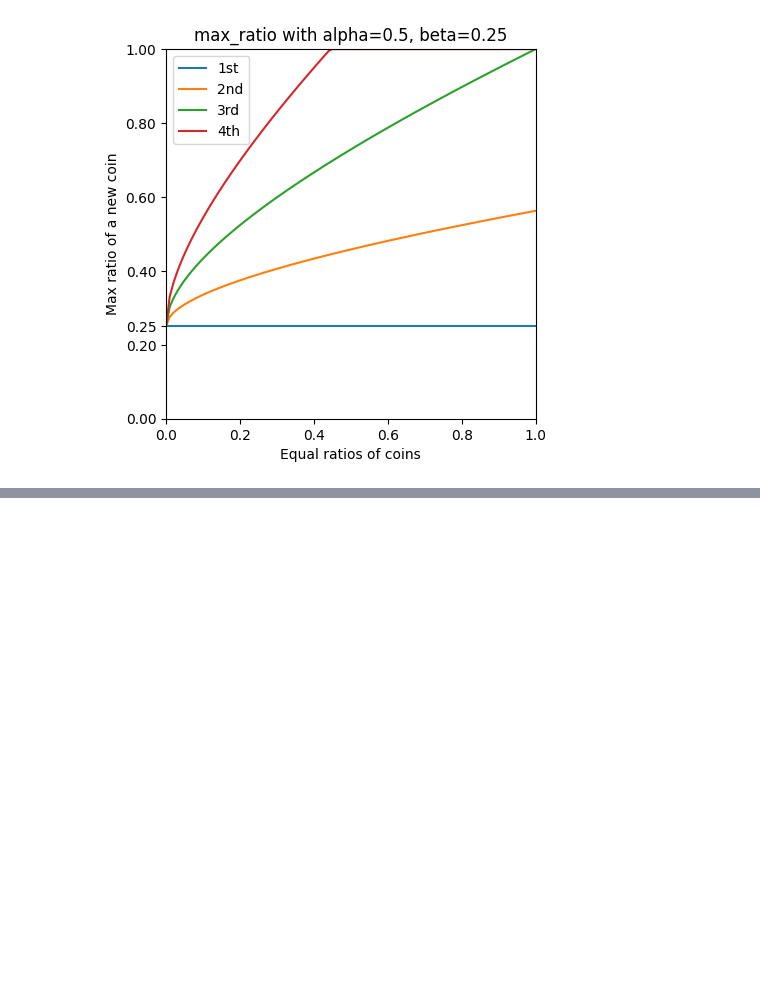
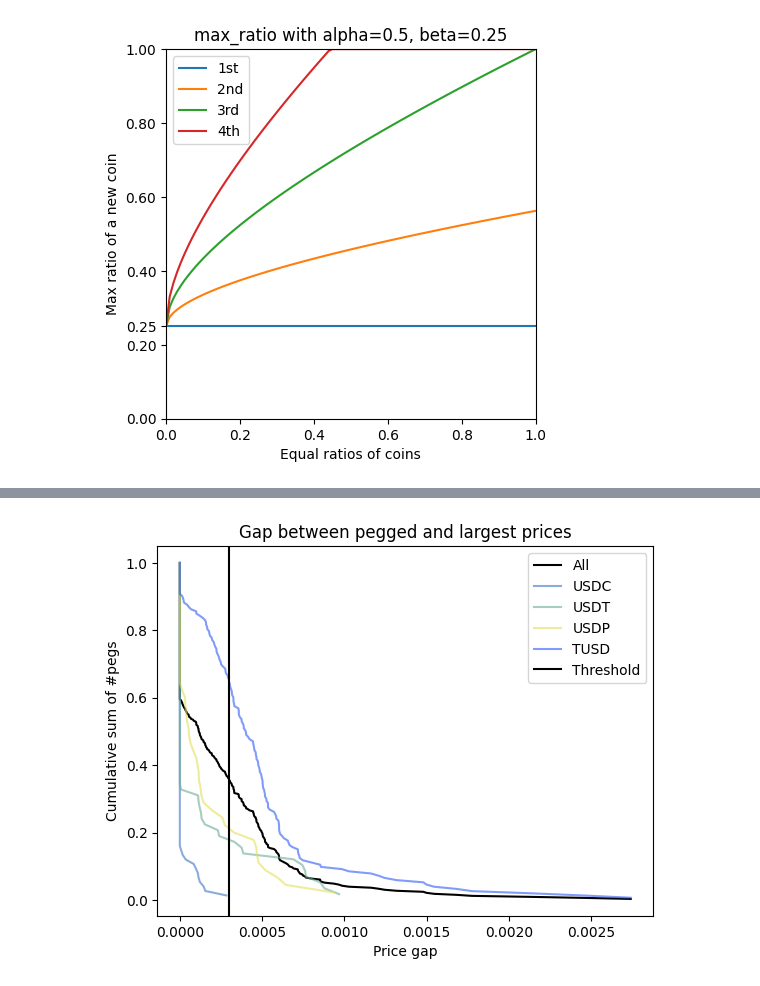
Before and after one commit to curvefi/curve-stablecoin-researches, a Jupyter notebook: peg_keeper/peg_keeper_debt_ratio_limit.ipynb, the cells around one changed output, grey strips where cells are left out. Cells and saved outputs as stored; diff of their text form; code cells hidden in the pictures; blank space fills up the shorter version.

```diff
--- a/peg_keeper/peg_keeper_debt_ratio_limit.ipynb
+++ b/peg_keeper/peg_keeper_debt_ratio_limit.ipynb
@@ -270,0 +367,24 @@ plt.show()
+# %%
+plt.plot(
+    sorted([dip[2] for dip in price_dips]),
+    np.arange(len(price_dips), 0, -1) / len(price_dips),
+    label="All",
+    color="black",
+)
+for key in PEG_KEEPERS.keys():
+    dips = [dip[2] for dip in price_dips if dip[4] == key]
+    plt.plot(
+        sorted(dips),
+        np.arange(len(dips), 0, -1) / len(dips),
+        label=key,
+        color=COLORS[key],
+        alpha=0.6,
+    )
+plt.axvline(x=0.0003, label="Threshold", color="black")
+plt.xlabel("Price gap")
+plt.ylabel("Cumulative sum of #pegs")
+plt.title("Gap between pegged and largest prices")
+plt.legend()
+plt.savefig("price_gap_historical.png")
+# %% [output]
+[figure, added]
```
Also changed, not shown: parts of 12 cells of this notebook, 3 other files.
